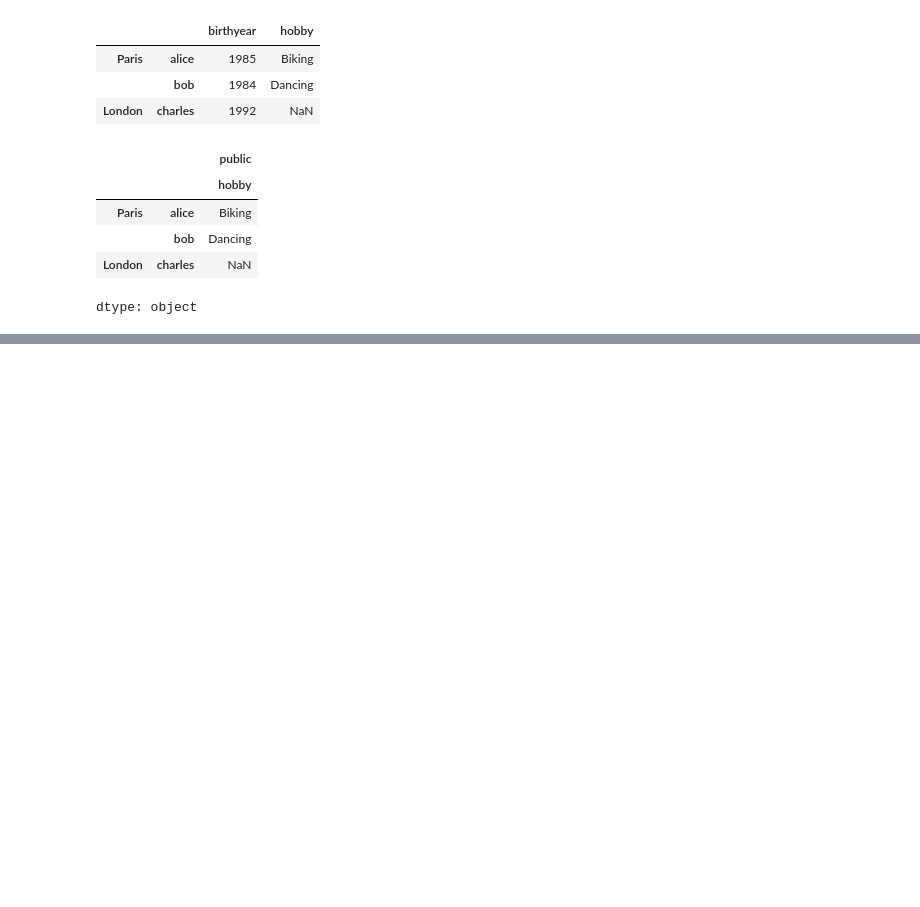
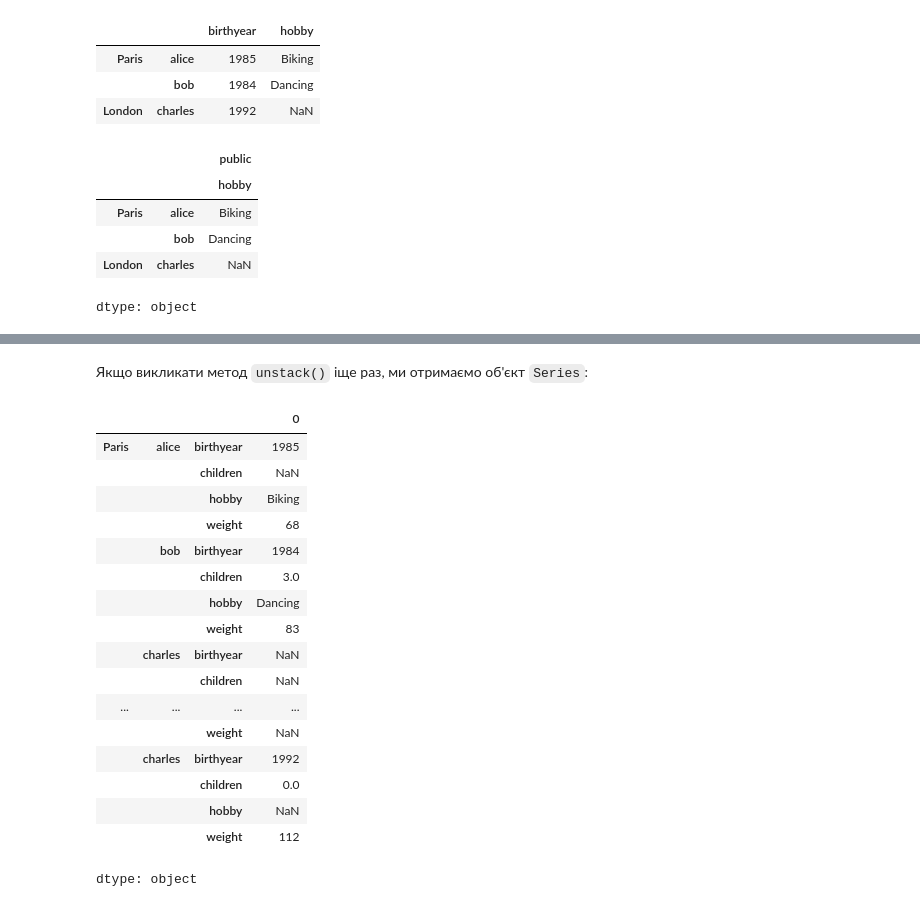
Before and after one commit to dmuman/ML-projects-and-tutorials, a Jupyter notebook: Pandas/Tutorials/pandas_tutorial_ukr.ipynb, the cells around one changed output, grey strips where cells are left out. Cells and saved outputs as stored; diff of their text form; code cells hidden in the pictures; blank space fills up the shorter version.

```diff
--- a/Pandas/Tutorials/pandas_tutorial_ukr.ipynb
+++ b/Pandas/Tutorials/pandas_tutorial_ukr.ipynb
@@ -806,0 +829,3 @@ dtype: object
+# %%
+d5.index = d5.index.droplevel(level = 0)
+d5
@@ -806,0 +841,3 @@ dtype: object
+# %%
+d6 = d5.T
+d6
@@ -806,0 +857,3 @@ dtype: object
+# %%
+d7 = d6.stack()
+d7
@@ -806,0 +878,3 @@ dtype: object
+# %%
+d8 = d7.unstack()
+d8
@@ -806,0 +888,24 @@ dtype: object
+# %% [markdown]
+Якщо викликати метод `unstack()` іще раз, ми отримаємо об'єкт `Series`:
+# %%
+d9 = d8.unstack()
+d9
+# %% [output]
+|  |  |  | 0 |
+| Paris | alice | birthyear | 1985 |
+|  |  | children | NaN |
+|  |  | hobby | Biking |
+|  |  | weight | 68 |
+|  | bob | birthyear | 1984 |
+|  |  | children | 3.0 |
+|  |  | hobby | Dancing |
+|  |  | weight | 83 |
+|  | charles | birthyear | NaN |
+|  |  | children | NaN |
+| ... | ... | ... | ... |
+|  |  | weight | NaN |
+|  | charles | birthyear | 1992 |
+|  |  | children | 0.0 |
+|  |  | hobby | NaN |
+|  |  | weight | 112 |
+dtype: object
```
Also changed, not shown: parts of 27 cells of this notebook.
